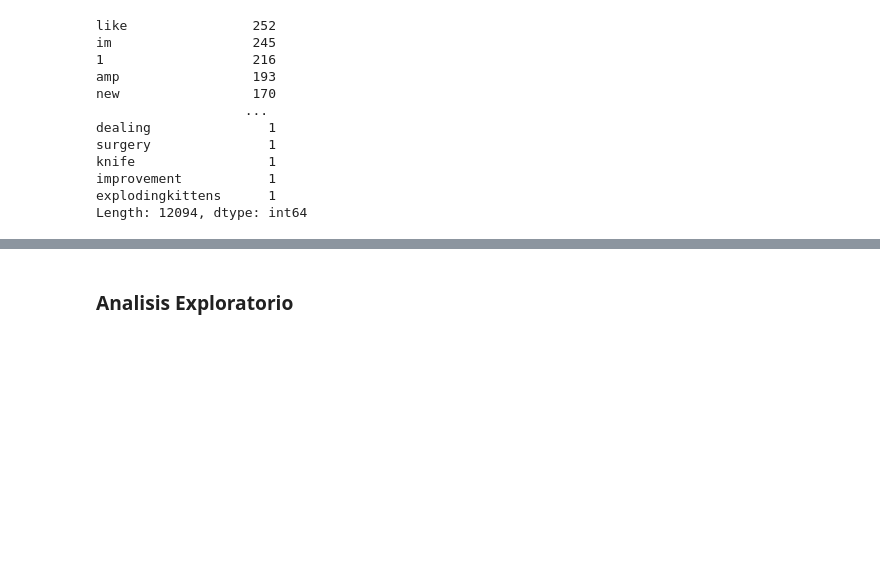
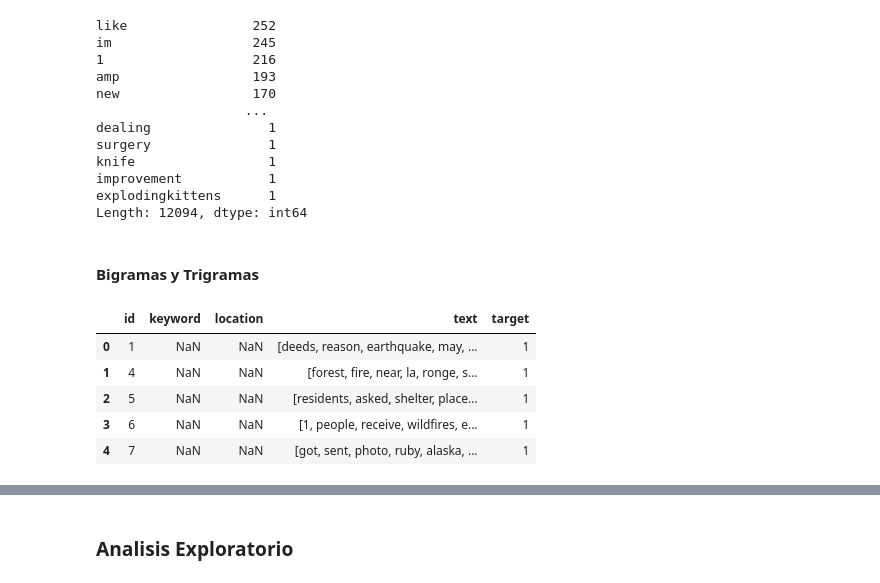
Before and after one commit to jlor31/DS1_LAB05, a Jupyter notebook: DS 1 LAB 05.ipynb, the cells around one changed output, grey strips where cells are left out. Saved outputs shown, nothing was run; the diff lists cells and outputs as text; code cells hidden in the pictures; blank space fills up the shorter version.

```diff
--- a/DS 1 LAB 05.ipynb
+++ b/DS 1 LAB 05.ipynb
@@ -169,3 +184,14 @@ knife                 1
 improvement           1
 explodingkittens      1
 Length: 12094, dtype: int64
+# %% [markdown]
+#### Bigramas y Trigramas
+# %%
+Df.head()
+# %% [output]
+|  | id | keyword | location | text | target |
+| 0 | 1 | NaN | NaN | [deeds, reason, earthquake, may, ... | 1 |
+| 1 | 4 | NaN | NaN | [forest, fire, near, la, ronge, s... | 1 |
+| 2 | 5 | NaN | NaN | [residents, asked, shelter, place... | 1 |
+| 3 | 6 | NaN | NaN | [1, people, receive, wildfires, e... | 1 |
+| 4 | 7 | NaN | NaN | [got, sent, photo, ruby, alaska, ... | 1 |
```
Also changed, not shown: parts of 24 cells of this notebook.
